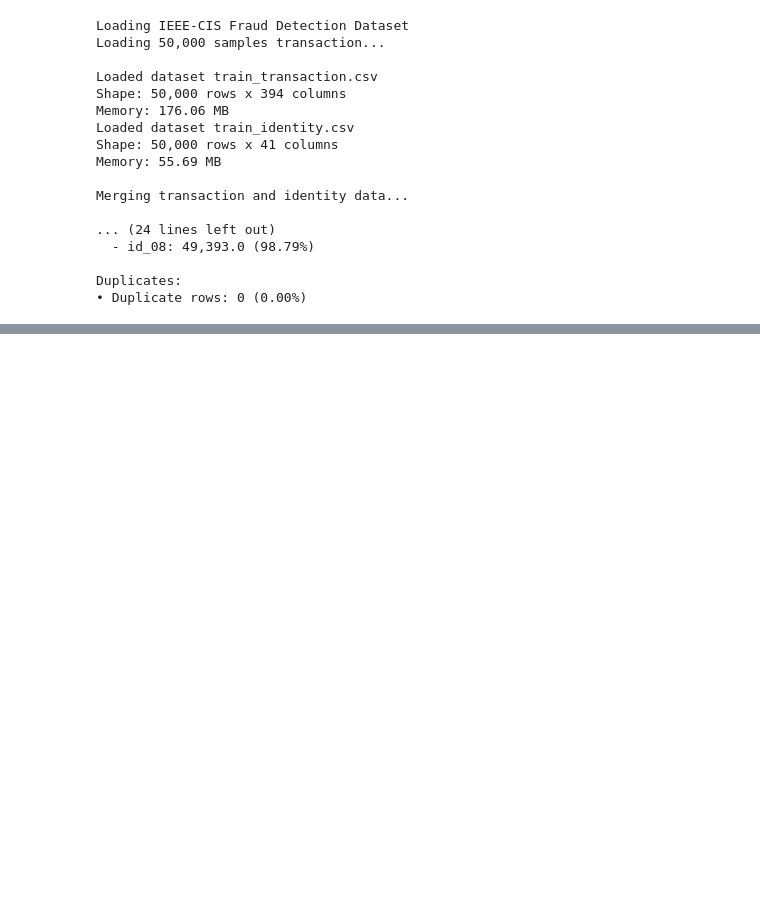
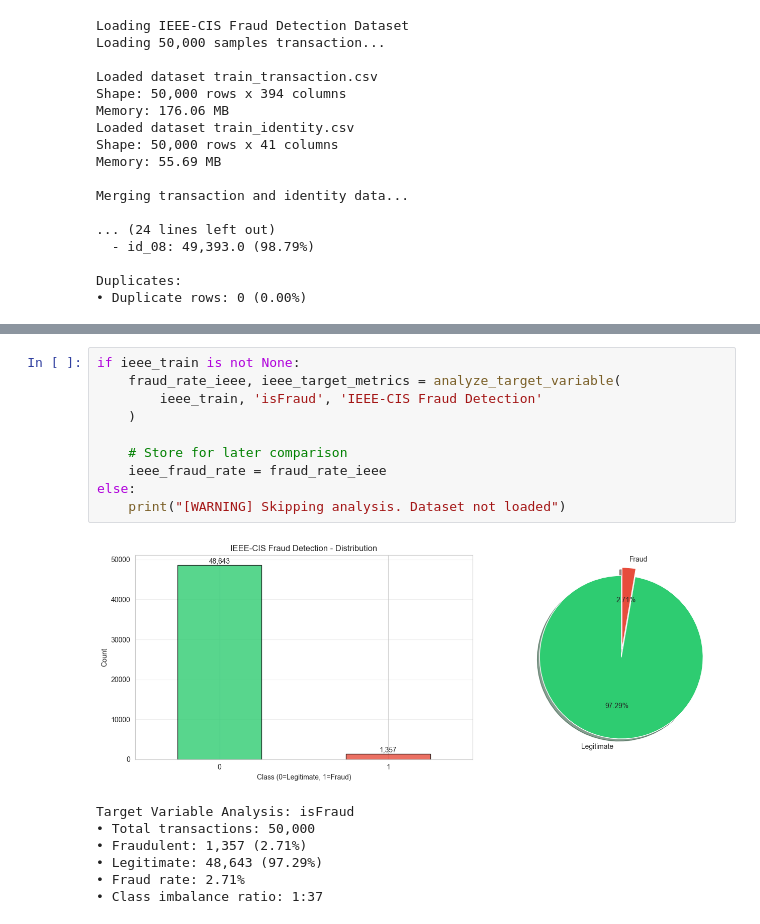
Before and after one commit to devbrewai/ai-fraud-detection-cross-border-payments, a Jupyter notebook: notebooks/01_data_exploration.ipynb, the cells around one changed output, grey strips where cells are left out. Saved outputs shown, nothing was run; the diff lists cells and outputs as text; blank space fills up the shorter version.

```diff
--- a/notebooks/01_data_exploration.ipynb
+++ b/notebooks/01_data_exploration.ipynb
@@ -463,0 +471,18 @@ Duplicates:
+# %%
+if ieee_train is not None:
+    fraud_rate_ieee, ieee_target_metrics = analyze_target_variable(
+        ieee_train, 'isFraud', 'IEEE-CIS Fraud Detection'
+    )
+
+    # Store for later comparison
+    ieee_fraud_rate = fraud_rate_ieee
+else:
+    print("[WARNING] Skipping analysis. Dataset not loaded")
+# %% [output]
+[figure, added]
+Target Variable Analysis: isFraud
+• Total transactions: 50,000
+• Fraudulent: 1,357 (2.71%)
+• Legitimate: 48,643 (97.29%)
+• Fraud rate: 2.71%
+• Class imbalance ratio: 1:37
```
Also changed, not shown: parts of 1 cell of this notebook.
